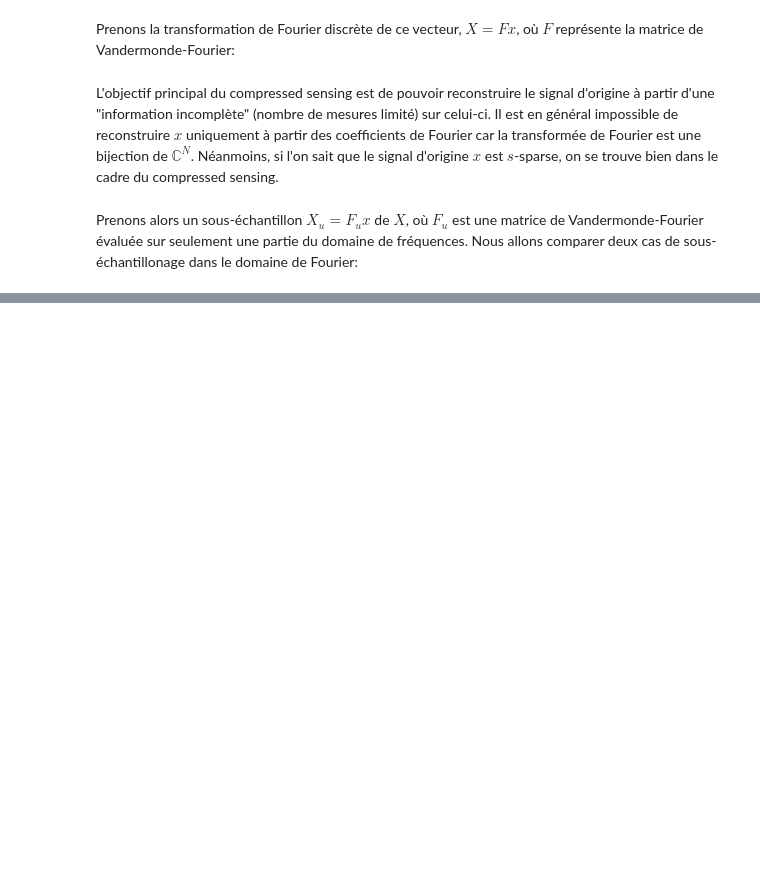
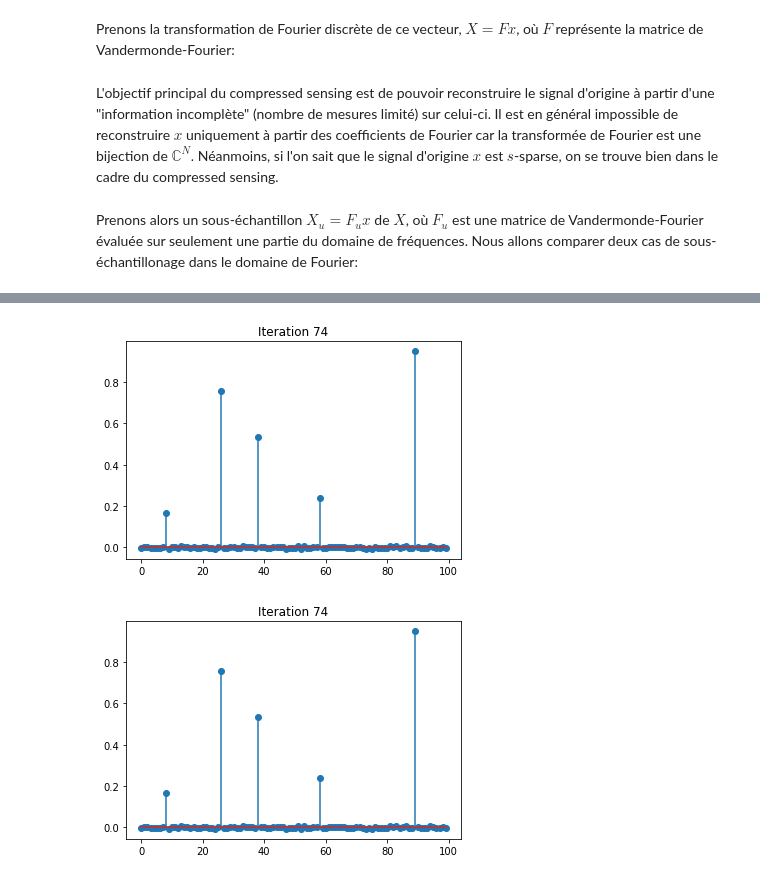
Before and after one commit to xylophong/compressed-sensing-MRI, a Jupyter notebook: CS-MRI_project.ipynb, the cells around one changed output, grey strips where cells are left out. Saved outputs shown, nothing was run; the diff lists cells and outputs as text; code cells hidden in the pictures; blank space fills up the shorter version.

```diff
--- a/CS-MRI_project.ipynb
+++ b/CS-MRI_project.ipynb
@@ -49,0 +58,21 @@ ax[2].set_title('Echantillons aléatoires');
+# %%
+Y = Xr
+Xi = Y
+
+l = 0.01
+n_iter = 75
+
+for i in range(n_iter):
+    xi = np.fft.ifft( Xi )
+    xi_st = SoftThresh(xi.real, l) # Enforce sparsity
+    Xi = np.fft.fft(xi_st)
+    Xi = Xi * (Y==0) + Y  # Enforce data consistency
+
+    plt.clf()
+    plt.stem(xi.real)
+    plt.title( 'Iteration %d' % i )
+    display.clear_output(wait=True)
+    display.display(plt.gcf());
+# %% [output]
+[figure, added]
+[figure, added]
```
Also changed, not shown: parts of 6 cells of this notebook.
